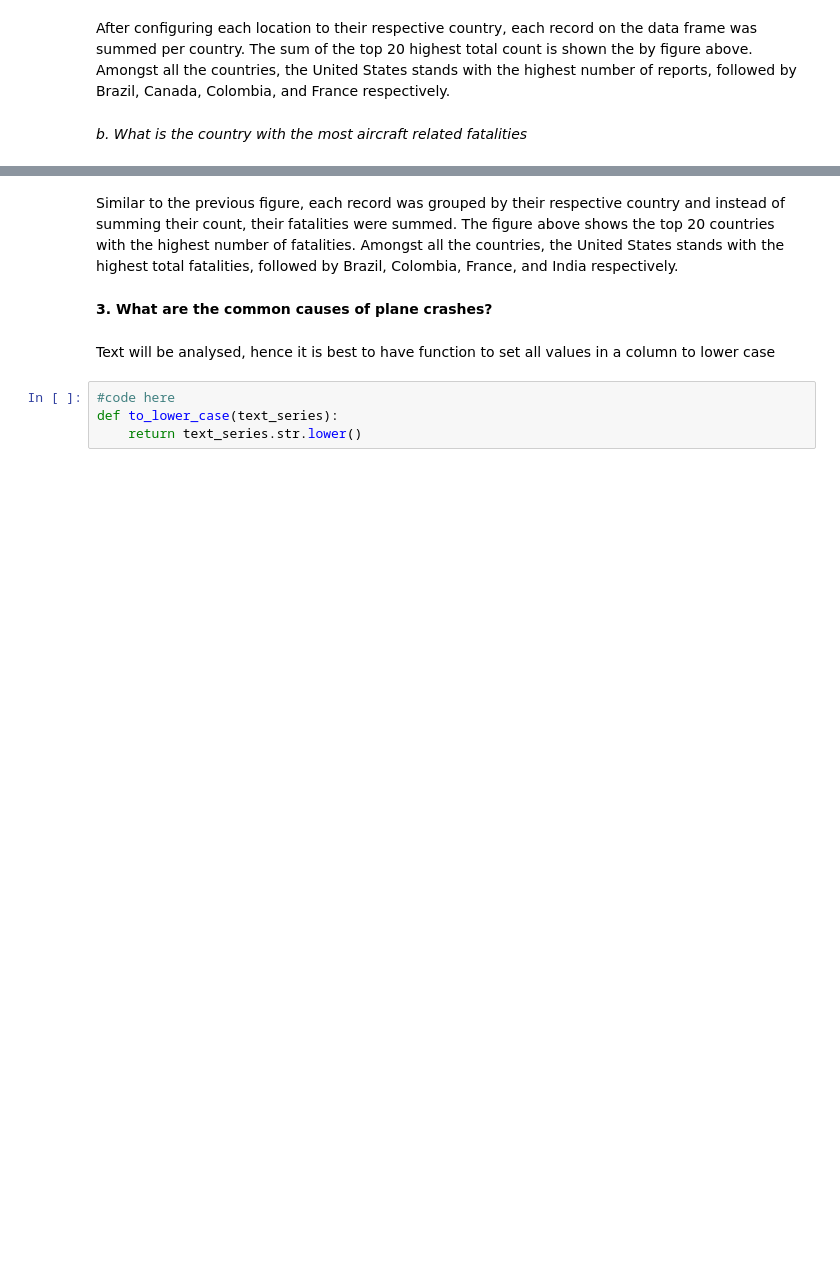
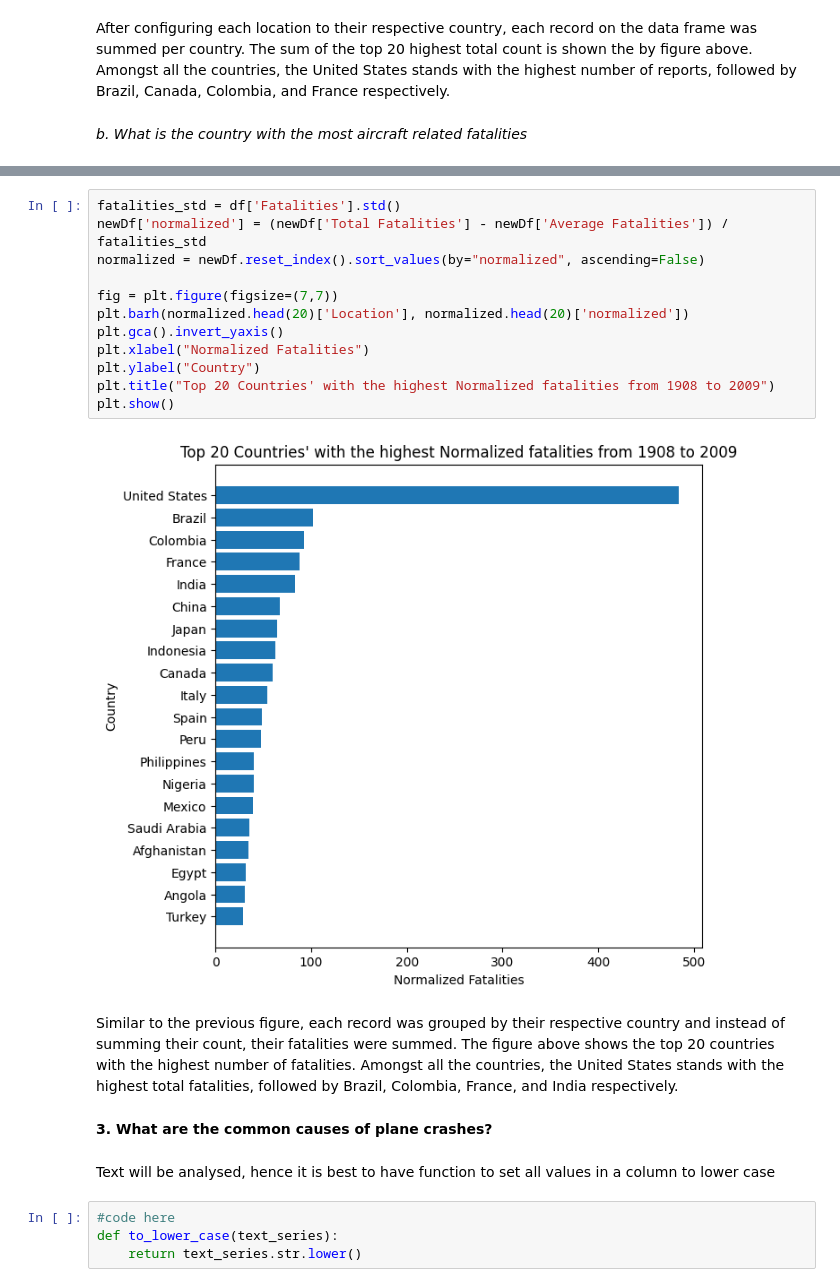
Before and after one commit to samueluy/CSMODEL-5, a Jupyter notebook: csmodel-5-phase-1.ipynb, the cells around one changed output, grey strips where cells are left out. Drawn from its saved outputs; the diff is of its cells as text; blank space fills up the shorter version.

```diff
--- a/csmodel-5-phase-1.ipynb
+++ b/csmodel-5-phase-1.ipynb
@@ -192,3 +219,17 @@ plt.show()
+# %%
+fatalities_std = df['Fatalities'].std()
+newDf['normalized'] = (newDf['Total Fatalities'] - newDf['Average Fatalities']) / fatalities_std
+normalized = newDf.reset_index().sort_values(by="normalized", ascending=False)
+
+fig = plt.figure(figsize=(7,7))
+plt.barh(normalized.head(20)['Location'], normalized.head(20)['normalized'])
+plt.gca().invert_yaxis()
+plt.xlabel("Normalized Fatalities")
+plt.ylabel("Country")
+plt.title("Top 20 Countries' with the highest Normalized fatalities from 1908 to 2009")
+plt.show()
+# %% [output]
+[figure, added]
 # %% [markdown]
 Similar to the previous figure, each record was grouped by their respective country and instead of summing their count, their fatalities were summed. The figure above shows the top 20 countries with the highest number of fatalities. Amongst all the countries, the United States stands with the highest total fatalities, followed by Brazil, Colombia, France, and India respectively.
 # %% [markdown]
```
Also changed, not shown: parts of 6 cells of this notebook.
